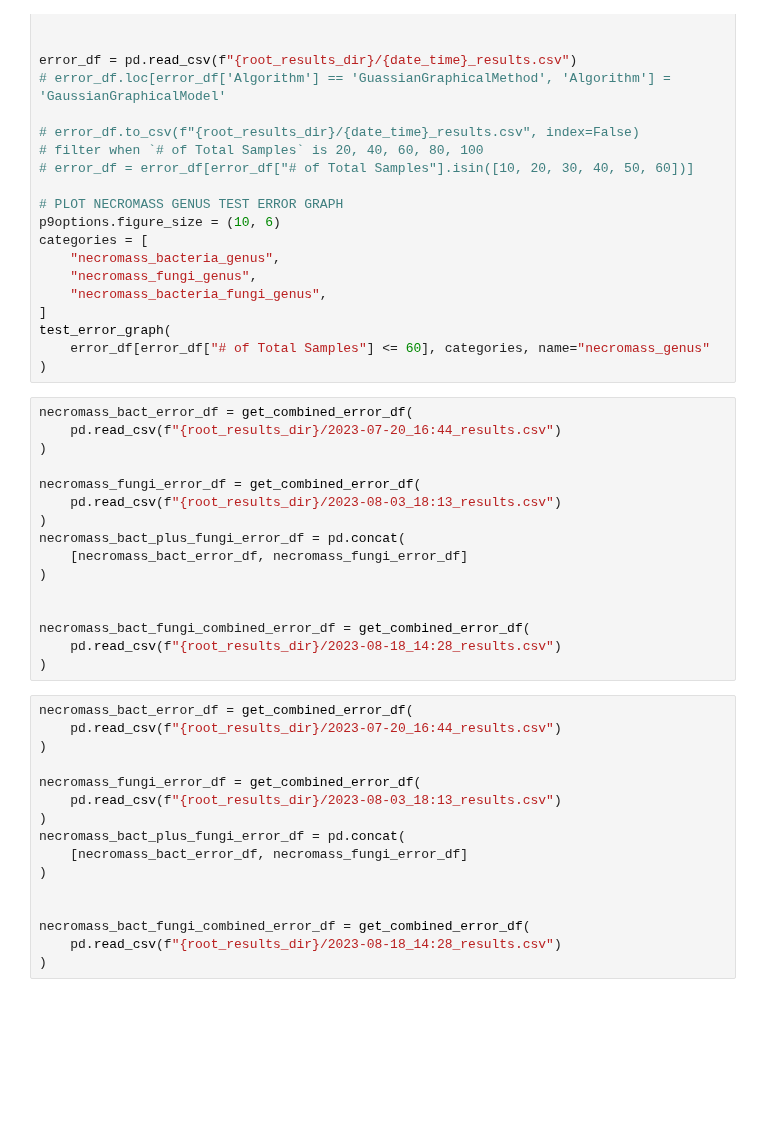
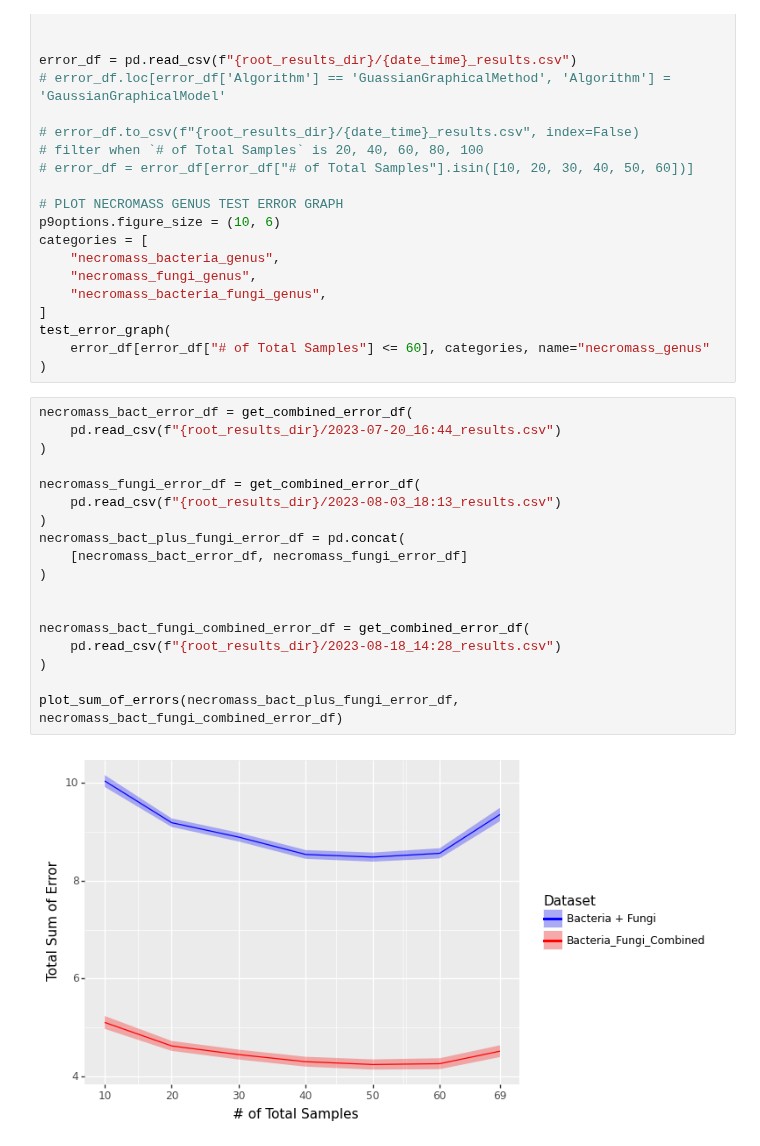
Before and after one commit to EngineerDanny/CS685-Microbe-Network-Research-Code, a Jupyter notebook: algo_comparison/results/analyze_results.ipynb, the cells around one changed output. Saved outputs shown, nothing was run; the diff lists cells and outputs as text; blank space fills up the shorter version.

Commit message:
more refactor on algo_comparison analyze_results script

```diff
--- a/algo_comparison/results/analyze_results.ipynb
+++ b/algo_comparison/results/analyze_results.ipynb
@@ -162,32 +241,20 @@ test_error_graph(
 # %%
 necromass_bact_error_df = get_combined_error_df(
     pd.read_csv(f"{root_results_dir}/2023-07-20_16:44_results.csv")
 )
 
 necromass_fungi_error_df = get_combined_error_df(
     pd.read_csv(f"{root_results_dir}/2023-08-03_18:13_results.csv")
 )
 necromass_bact_plus_fungi_error_df = pd.concat(
     [necromass_bact_error_df, necromass_fungi_error_df]
 )
 
 
 necromass_bact_fungi_combined_error_df = get_combined_error_df(
     pd.read_csv(f"{root_results_dir}/2023-08-18_14:28_results.csv")
 )
+
+plot_sum_of_errors(necromass_bact_plus_fungi_error_df, necromass_bact_fungi_combined_error_df)
+# %% [output]
+[figure, added]
-# %%
-necromass_bact_error_df = get_combined_error_df(
-    pd.read_csv(f"{root_results_dir}/2023-07-20_16:44_results.csv")
-)
-
-necromass_fungi_error_df = get_combined_error_df(
-    pd.read_csv(f"{root_results_dir}/2023-08-03_18:13_results.csv")
-)
-necromass_bact_plus_fungi_error_df = pd.concat(
-    [necromass_bact_error_df, necromass_fungi_error_df]
-)
-
-
-necromass_bact_fungi_combined_error_df = get_combined_error_df(
-    pd.read_csv(f"{root_results_dir}/2023-08-18_14:28_results.csv")
-)
```
Also changed, not shown: parts of 3 cells of this notebook, 1 other file.
